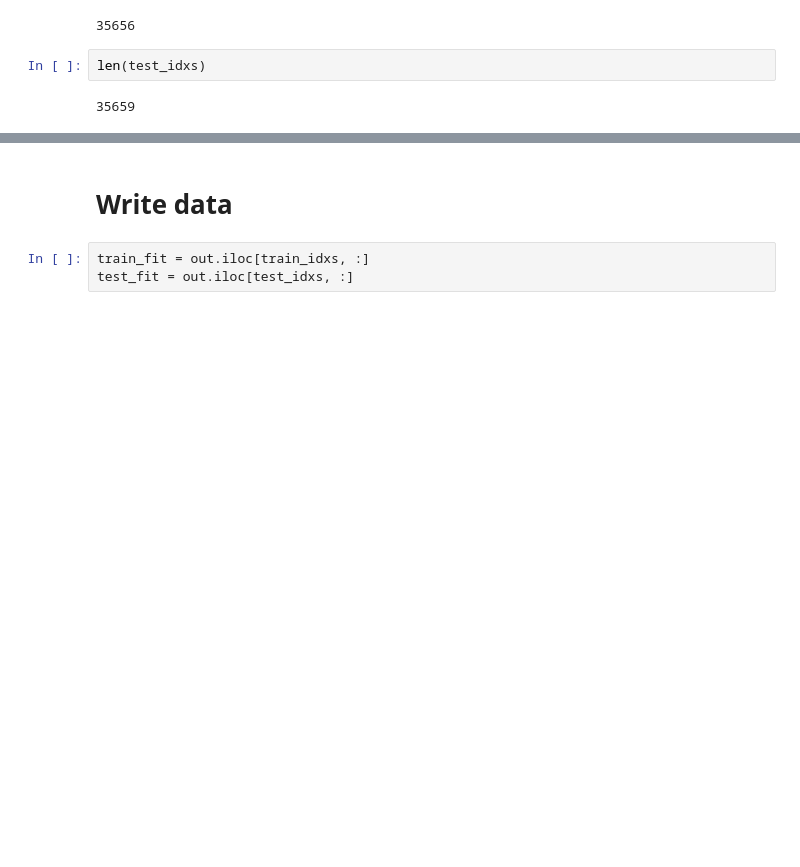
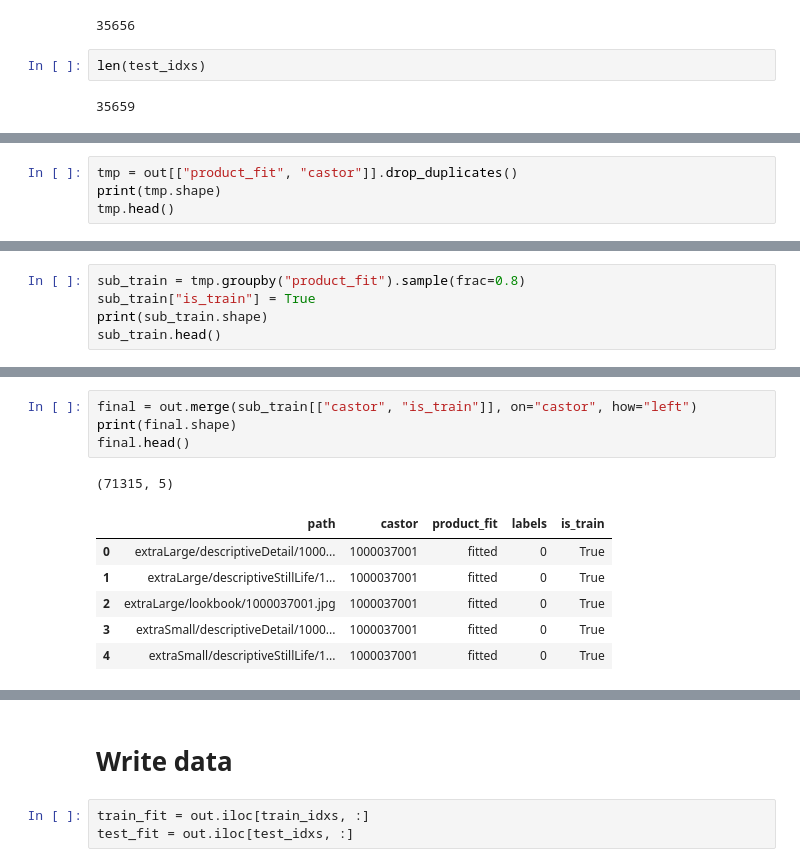
Before and after one commit to karanrampal/distributed-gcp, a Jupyter notebook: notebooks/create_dataset.ipynb, the cells around one changed output, grey strips where cells are left out. Saved outputs shown, nothing was run; the diff lists cells and outputs as text; blank space fills up the shorter version.

Commit message:
Fix train, test split

```diff
--- a/notebooks/create_dataset.ipynb
+++ b/notebooks/create_dataset.ipynb
@@ -353,0 +356,4 @@ len(test_idxs)
+# %%
+tmp = out[["product_fit", "castor"]].drop_duplicates()
+print(tmp.shape)
+tmp.head()
@@ -353,0 +362,5 @@ len(test_idxs)
+# %%
+sub_train = tmp.groupby("product_fit").sample(frac=0.8)
+sub_train["is_train"] = True
+print(sub_train.shape)
+sub_train.head()
@@ -353,0 +375,12 @@ len(test_idxs)
+# %%
+final = out.merge(sub_train[["castor", "is_train"]], on="castor", how="left")
+print(final.shape)
+final.head()
+# %% [output]
+(71315, 5)
+|  | path | castor | product_fit | labels | is_train |
+| 0 | extraLarge/descriptiveDetail/1000... | 1000037001 | fitted | 0 | True |
+| 1 | extraLarge/descriptiveStillLife/1... | 1000037001 | fitted | 0 | True |
+| 2 | extraLarge/lookbook/1000037001.jpg | 1000037001 | fitted | 0 | True |
+| 3 | extraSmall/descriptiveDetail/1000... | 1000037001 | fitted | 0 | True |
+| 4 | extraSmall/descriptiveStillLife/1... | 1000037001 | fitted | 0 | True |
```
Also changed, not shown: parts of 14 cells of this notebook, 2 other files.
